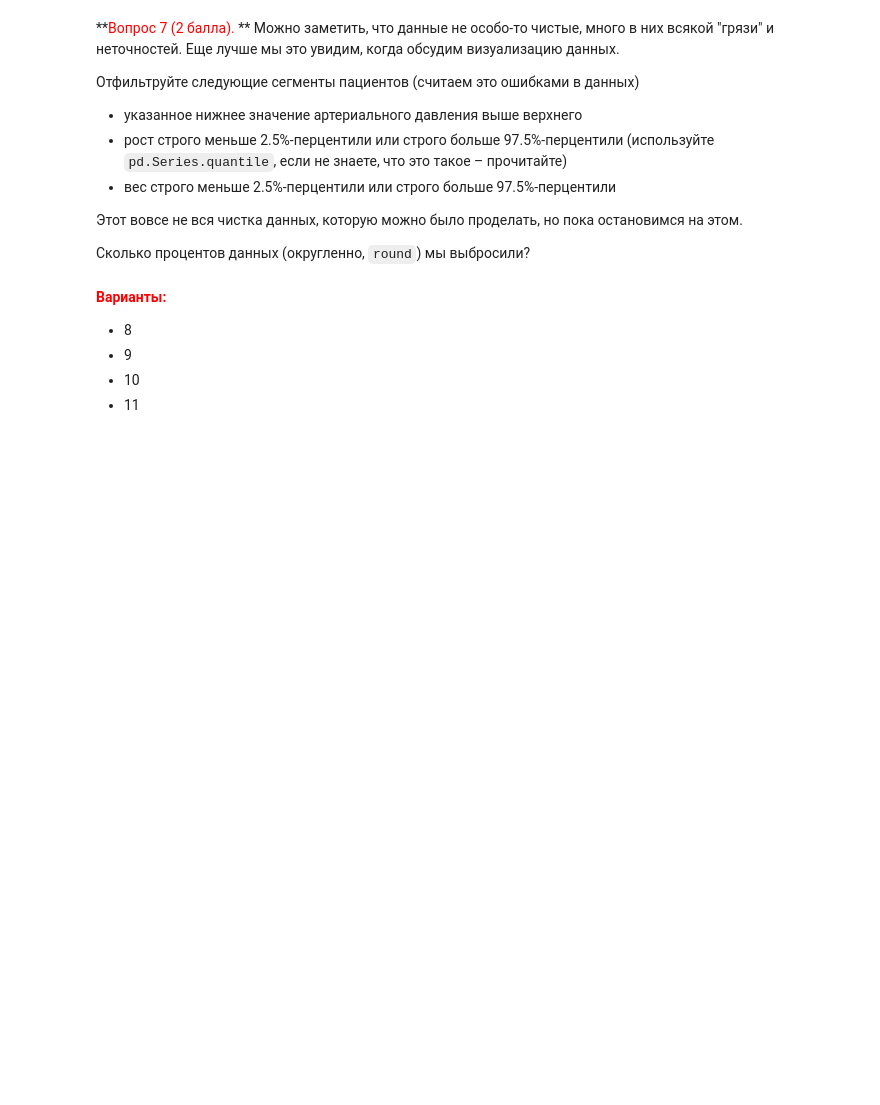
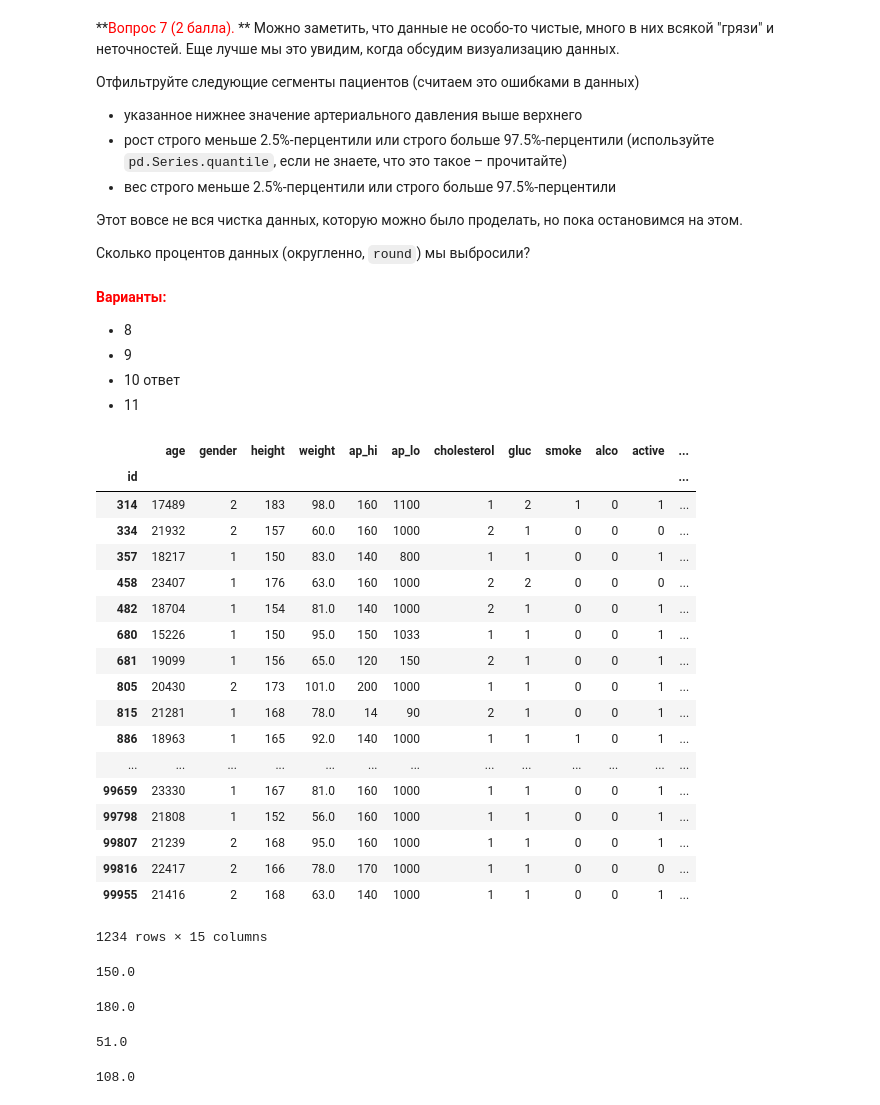
Before and after one commit to 29silenT/mlcourse_open, a Jupyter notebook: jupyter_notebooks/topic01_pandas_data_analysis/hw1_session2_data_analysis_pandas.ipynb, the cells around one changed output. Drawn from its saved outputs; the diff is of its cells as text; code cells hidden in the pictures; blank space fills up the shorter version.

```diff
--- a/jupyter_notebooks/topic01_pandas_data_analysis/hw1_session2_data_analysis_pandas.ipynb
+++ b/jupyter_notebooks/topic01_pandas_data_analysis/hw1_session2_data_analysis_pandas.ipynb
@@ -200,0 +199,2 @@ df[df['smoke']==0]['age_months'].median() - df[df['smoke']==1]['age_months'].med
+# %%
+df['age_years']=round(df['age']/365)
@@ -210,0 +237,2 @@ df[df['smoke']==0]['age_months'].median() - df[df['smoke']==1]['age_months'].med
+# %%
+df['bmi']=df['weight']/((df['height']/100)**2)
@@ -223,5 +327,5 @@ df[df['smoke']==0]['age_months'].median() - df[df['smoke']==1]['age_months'].med
 **<font color='red'>Варианты:</font>**
 - 8
 - 9
-- 10
+- 10 ответ
 - 11
@@ -229,0 +332,38 @@ df[df['smoke']==0]['age_months'].median() - df[df['smoke']==1]['age_months'].med
+# %%
+df[(df['ap_hi']<df['ap_lo'])]
+# %% [output]
+|  | age | gender | height | weight | ap_hi | ap_lo | cholesterol | gluc | smoke | alco | active | ... |
+| id |  |  |  |  |  |  |  |  |  |  |  | ... |
+| 314 | 17489 | 2 | 183 | 98.0 | 160 | 1100 | 1 | 2 | 1 | 0 | 1 | ... |
+| 334 | 21932 | 2 | 157 | 60.0 | 160 | 1000 | 2 | 1 | 0 | 0 | 0 | ... |
+| 357 | 18217 | 1 | 150 | 83.0 | 140 | 800 | 1 | 1 | 0 | 0 | 1 | ... |
+| 458 | 23407 | 1 | 176 | 63.0 | 160 | 1000 | 2 | 2 | 0 | 0 | 0 | ... |
+| 482 | 18704 | 1 | 154 | 81.0 | 140 | 1000 | 2 | 1 | 0 | 0 | 1 | ... |
+| 680 | 15226 | 1 | 150 | 95.0 | 150 | 1033 | 1 | 1 | 0 | 0 | 1 | ... |
+| 681 | 19099 | 1 | 156 | 65.0 | 120 | 150 | 2 | 1 | 0 | 0 | 1 | ... |
+| 805 | 20430 | 2 | 173 | 101.0 | 200 | 1000 | 1 | 1 | 0 | 0 | 1 | ... |
+| 815 | 21281 | 1 | 168 | 78.0 | 14 | 90 | 2 | 1 | 0 | 0 | 1 | ... |
+| 886 | 18963 | 1 | 165 | 92.0 | 140 | 1000 | 1 | 1 | 1 | 0 | 1 | ... |
+| ... | ... | ... | ... | ... | ... | ... | ... | ... | ... | ... | ... | ... |
+| 99659 | 23330 | 1 | 167 | 81.0 | 160 | 1000 | 1 | 1 | 0 | 0 | 1 | ... |
+| 99798 | 21808 | 1 | 152 | 56.0 | 160 | 1000 | 1 | 1 | 0 | 0 | 1 | ... |
+| 99807 | 21239 | 2 | 168 | 95.0 | 160 | 1000 | 1 | 1 | 0 | 0 | 1 | ... |
+| 99816 | 22417 | 2 | 166 | 78.0 | 170 | 1000 | 1 | 1 | 0 | 0 | 0 | ... |
+| 99955 | 21416 | 2 | 168 | 63.0 | 140 | 1000 | 1 | 1 | 0 | 0 | 1 | ... |
+1234 rows × 15 columns
+# %%
+df['height'].quantile(.025)
+# %% [output]
+150.0
+# %%
+df['height'].quantile(.975)
+# %% [output]
+180.0
+# %%
+df['weight'].quantile(.025)
+# %% [output]
+51.0
+# %%
+df['weight'].quantile(.975)
+# %% [output]
+108.0
```
Also changed, not shown: parts of 22 cells of this notebook.
